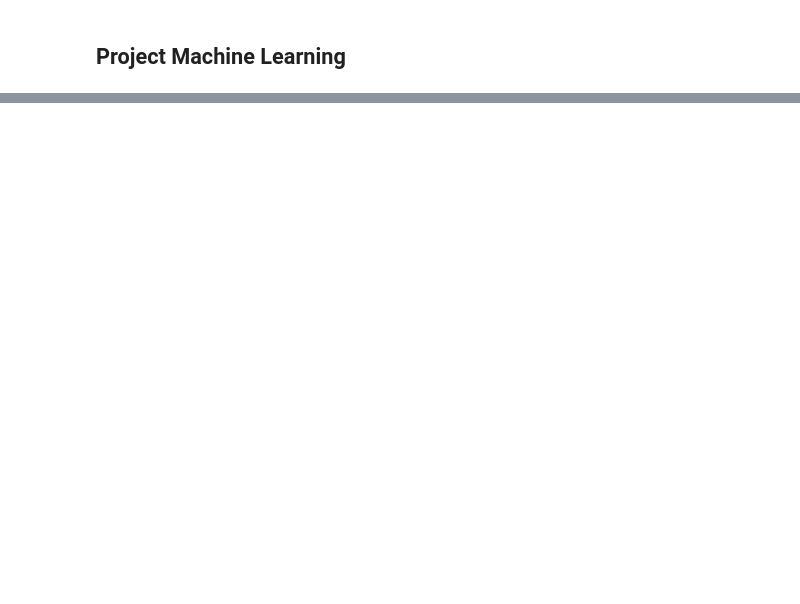
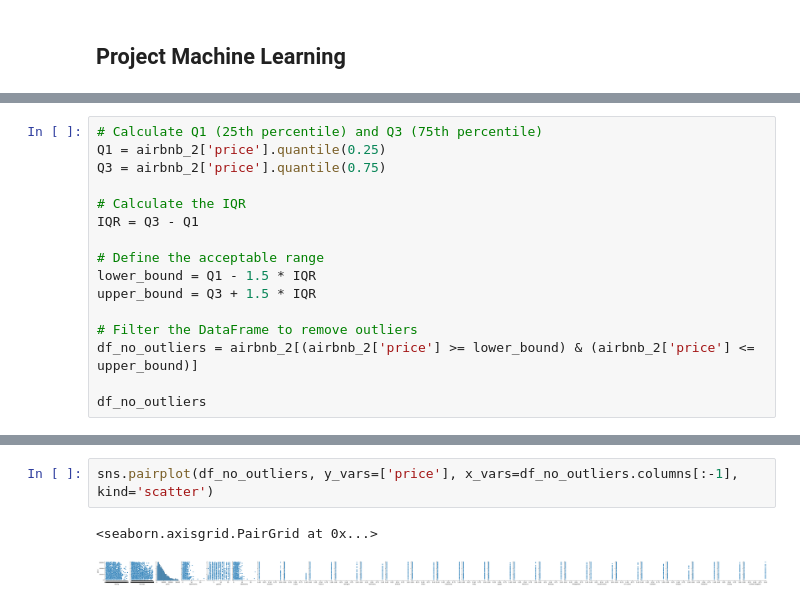
Before and after one commit to gabriela-cl/ml_project, a Jupyter notebook: Jupyter Notebooks/ml_project_gabi.ipynb, the cells around one changed output, grey strips where cells are left out. Saved outputs shown, nothing was run; the diff lists cells and outputs as text; blank space fills up the shorter version.

```diff
--- a/Jupyter Notebooks/ml_project_gabi.ipynb
+++ b/Jupyter Notebooks/ml_project_gabi.ipynb
@@ -18,0 +551,16 @@ df_arbnb.head()
+# %%
+# Calculate Q1 (25th percentile) and Q3 (75th percentile)
+Q1 = airbnb_2['price'].quantile(0.25)
+Q3 = airbnb_2['price'].quantile(0.75)
+
+# Calculate the IQR
+IQR = Q3 - Q1
+
+# Define the acceptable range
+lower_bound = Q1 - 1.5 * IQR
+upper_bound = Q3 + 1.5 * IQR
+
+# Filter the DataFrame to remove outliers
+df_no_outliers = airbnb_2[(airbnb_2['price'] >= lower_bound) & (airbnb_2['price'] <= upper_bound)]
+
+df_no_outliers
@@ -18,0 +581,5 @@ df_arbnb.head()
+# %%
+sns.pairplot(df_no_outliers, y_vars=['price'], x_vars=df_no_outliers.columns[:-1], kind='scatter')
+# %% [output]
+<seaborn.axisgrid.PairGrid at 0x...>
+[figure, added]
```
Also changed, not shown: parts of 93 cells of this notebook, 3 other files.
